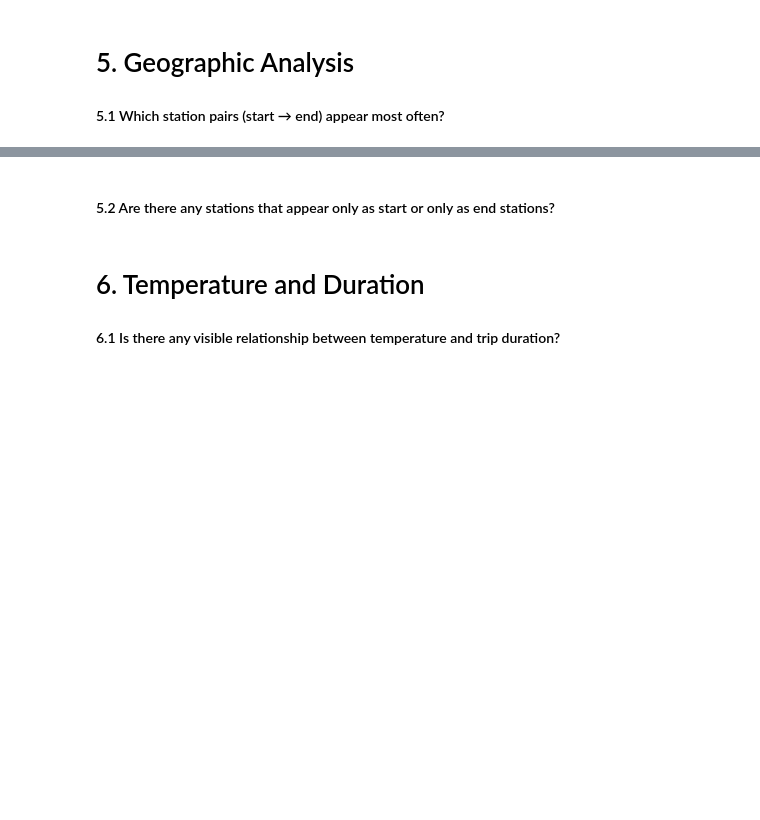
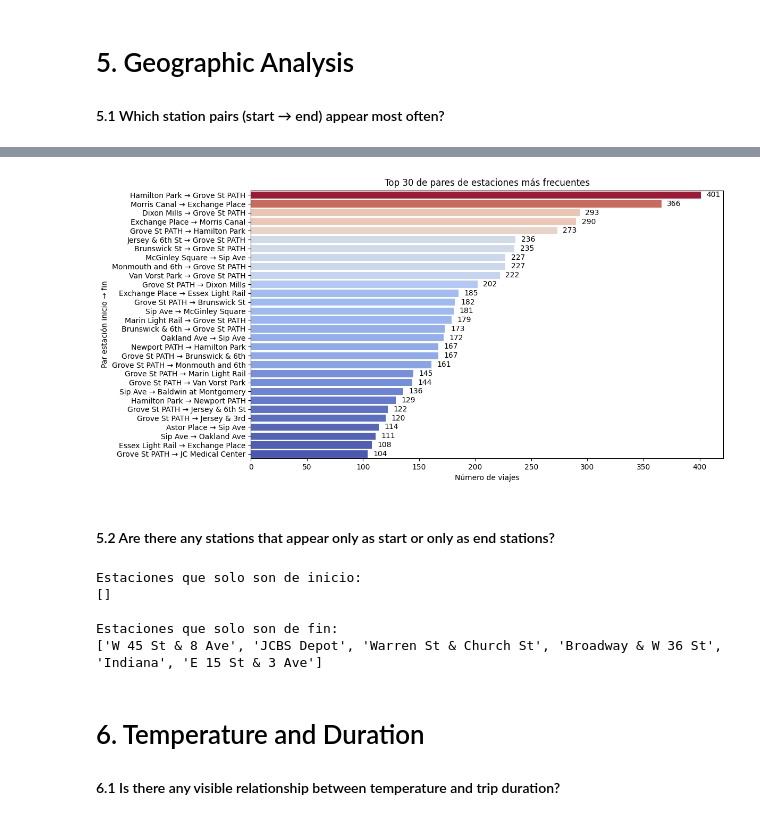
Before and after one commit to EduFergo/bikes-ny, a Jupyter notebook: file.ipynb, the cells around one changed output, grey strips where cells are left out. Cells and saved outputs as stored; diff of their text form; code cells hidden in the pictures; blank space fills up the shorter version.

```diff
--- a/file.ipynb
+++ b/file.ipynb
@@ -378,3 +379,8 @@ Observaciones:
 # %% [markdown]
 # 5. Geographic Analysis
 #### 5.1 Which station pairs (start → end) appear most often?
+# %%
+pares_estaciones = df['Station Pair'] = df['Start Station Name'] + " → " + df['End Station Name']
+pares_estaciones_mas_frecuentes = df['Station Pair'].value_counts()
+
+print(pares_estaciones_mas_frecuentes)
@@ -381,5 +401,37 @@ Observaciones:
+# %%
+top_30_pares = pares_estaciones_mas_frecuentes.head(30)
+
+plt.figure(figsize=(12,6))
+
+ax = sns.barplot(x=top_30_pares.values, y=top_30_pares.index, hue=top_30_pares.values, legend=False, palette="coolwarm")
+
+for i, v in enumerate(top_30_pares.values):
+    ax.text(v + 5, i, str(v), va='center')
+
+plt.xlabel("Número de viajes")
+plt.ylabel("Par estación inicio → fin")
+plt.title("Top 30 de pares de estaciones más frecuentes")
+plt.tight_layout()
+plt.show()
+# %% [output]
+[figure, added]
 # %% [markdown]
 #### 5.2 Are there any stations that appear only as start or only as end stations?
+# %%
+estaciones_inicio = set(df['Start Station Name'].unique())
+estaciones_fin = set(df['End Station Name'].unique())
+solo_inicio = list(estaciones_inicio - estaciones_fin)
+solo_fin = list(estaciones_fin - estaciones_inicio)
+print("Estaciones que solo son de inicio:")
+print(solo_inicio)
+print("\nEstaciones que solo son de fin:")
+print(solo_fin)
+# %% [output]
+Estaciones que solo son de inicio:
+[]
+
+Estaciones que solo son de fin:
+['W 45 St & 8 Ave', 'JCBS Depot', 'Warren St & Church St', 'Broadway & W 36 St', 'Indiana', 'E 15 St & 3 Ave']
 # %% [markdown]
 # 6. Temperature and Duration
 #### 6.1 Is there any visible relationship between temperature and trip duration?
```
Also changed, not shown: parts of 2 cells of this notebook.
